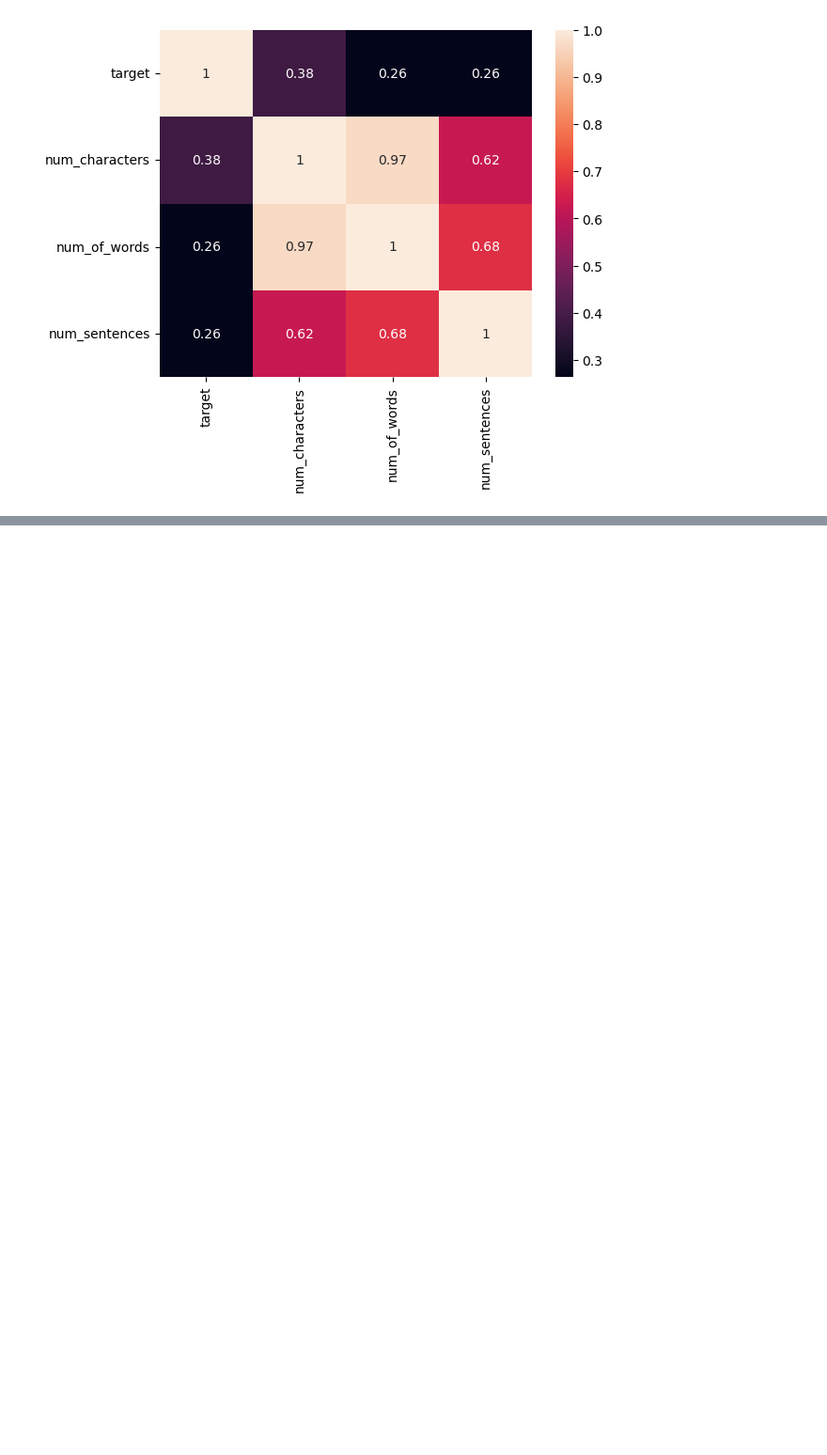
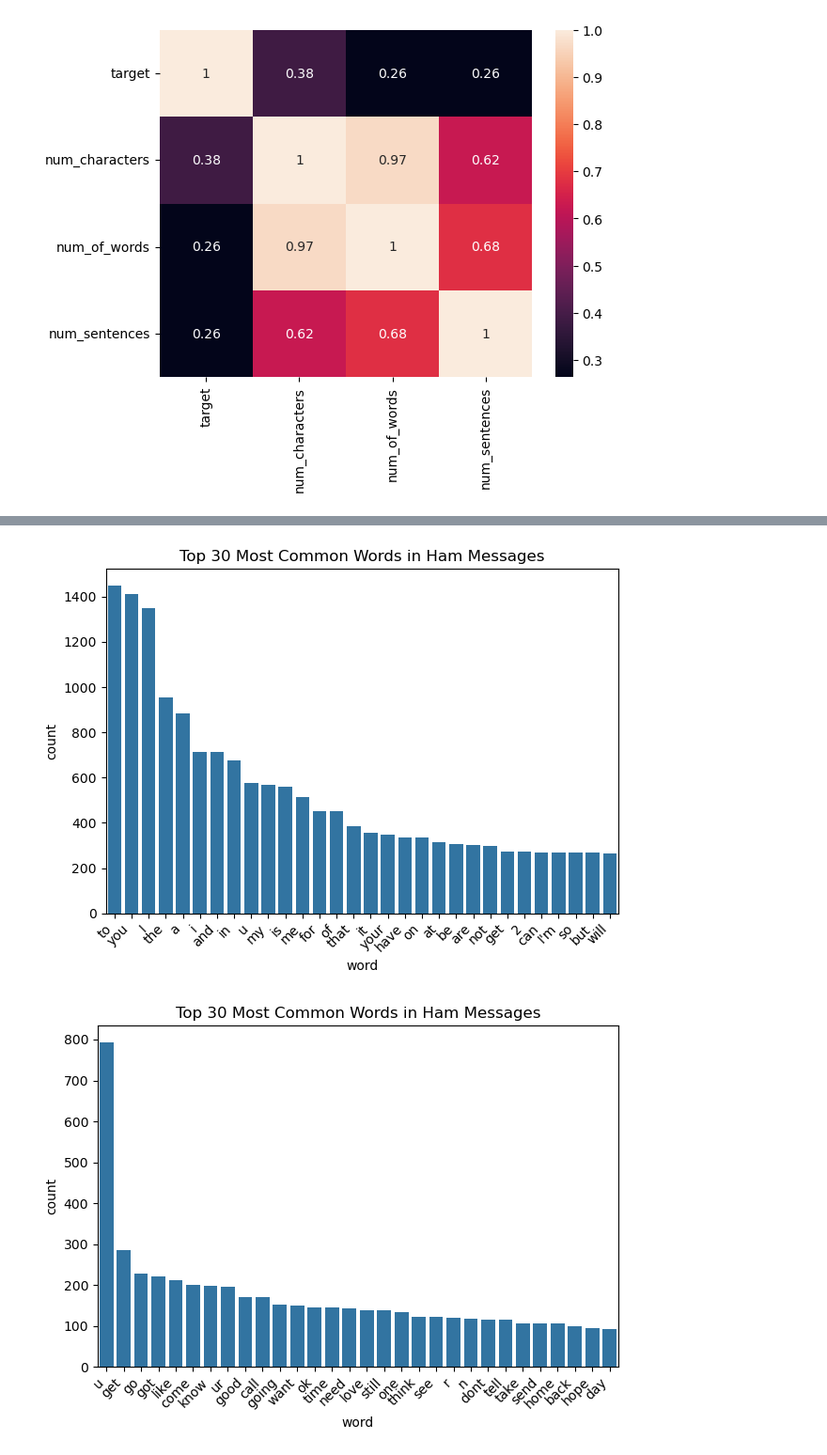
Before and after one commit to siddharth587/Email-Spam-Classifier, a Jupyter notebook: ML/model.ipynb, the cells around one changed output, grey strips where cells are left out. Shown at 94% size. Saved outputs shown, nothing was run; the diff lists cells and outputs as text; code cells hidden in the pictures; blank space fills up the shorter version.

```diff
--- a/ML/model.ipynb
+++ b/ML/model.ipynb
@@ -219,0 +331,34 @@ sns.heatmap(df.select_dtypes(include='number').corr(),annot=True)
+# %%
+ham_corpus = []
+for msg in df[df['target'] == 0]['text']:
+    for word in msg.split():
+        ham_corpus.append(word)
+
+
+top30_ham = pd.DataFrame(Counter(ham_corpus).most_common(30), columns=['word', 'count'])
+
+sns.barplot(data=top30_ham, x='word', y='count')
+plt.title('Top 30 Most Common Words in Ham Messages')
+plt.xticks(rotation=45, ha='right')
+plt.tight_layout()
+plt.show()
+
+from nltk.corpus import stopwords
+stop_words = set(stopwords.words('english'))
+
+ham_corpus = []
+for msg in df[df['target'] == 0]['text']:
+    for word in msg.lower().split():
+        if word.isalpha() and word not in stop_words:
+            ham_corpus.append(word)
+
+top30_ham = pd.DataFrame(Counter(ham_corpus).most_common(30), columns=['word', 'count'])
+
+sns.barplot(data=top30_ham, x='word', y='count')
+plt.title('Top 30 Most Common Words in Ham Messages')
+plt.xticks(rotation=45, ha='right')
+plt.tight_layout()
+plt.show()
+# %% [output]
+[figure, added]
+[figure, added]
```
Also changed, not shown: parts of 18 cells of this notebook.
